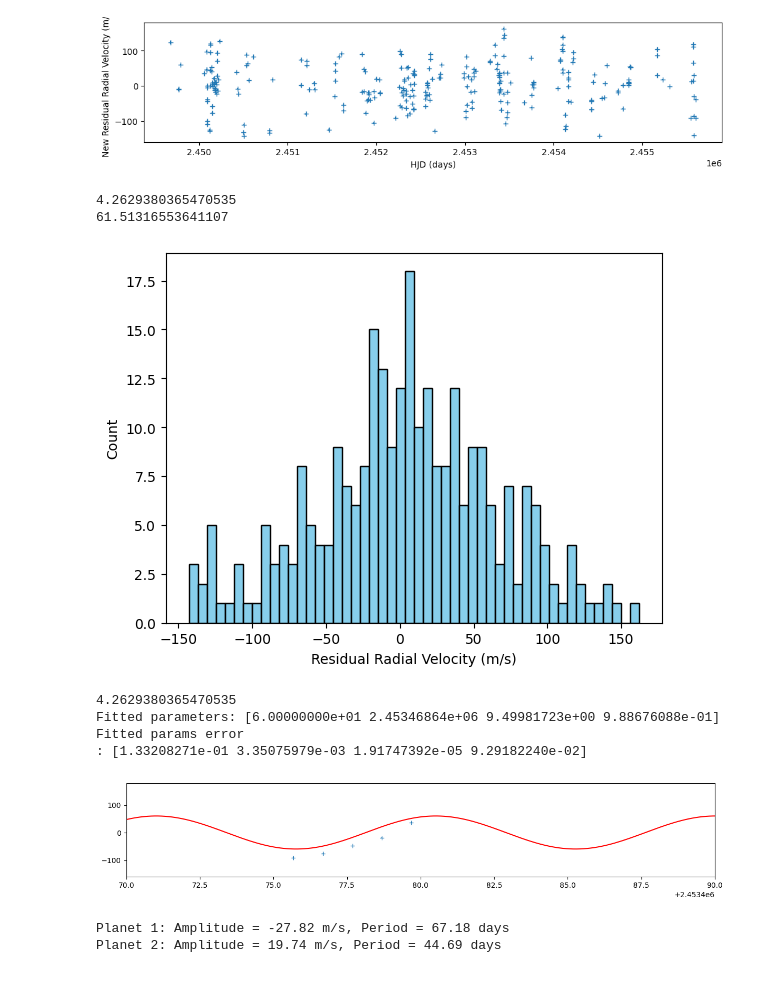
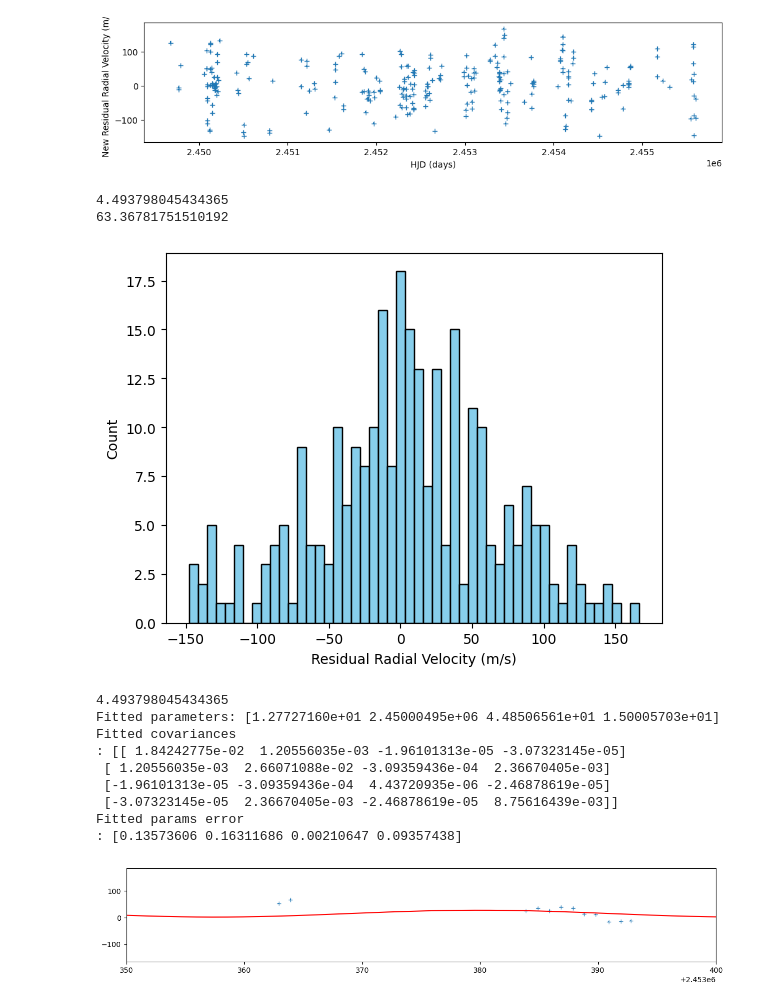
Before and after one commit to jwmckeown007/astr19groupf, a Jupyter notebook: p5_and_p6_zoominresiduals.ipynb, the cells around one changed output. Cells and saved outputs as stored; diff of their text form; code cells hidden in the pictures.

Commit message:
Trying to find a third planet

```diff
--- a/p5_and_p6_zoominresiduals.ipynb
+++ b/p5_and_p6_zoominresiduals.ipynb
@@ -233,7 +233,7 @@ amplitude2 = np.mean(np.abs(data_residuals)) + v_shift2
 h_shift2 = 2.4508 * (10**6)
 period2 = (2.4535-2.4512) * (10**6)
 #initial_guess2 = [amplitude2, h_shift2, period2, v_shift2]
-initial_guess2 = [70, 2453322, 13.209, v_shift2]
+initial_guess2 = [75, 2453322, 13.209, v_shift2]
 print(v_shift2)
 print(amplitude2)
 rfe2 = 5
@@ -291,87 +291,64 @@ plt.ylabel('Count')
 
 plt.savefig('NewResidualRadialVelocityHistogram.pdf', bbox_inches='tight', dpi=600)
 # %% [output]
-4.2629380365470535
-61.51316553641107
+4.493798045434365
+63.36781751510192
-[figure, old version]
+[figure, new version]
 # %%
 # Task 5: Find a third planet
 v_shift3 = np.mean(new_data_residuals)
 #amplitude2 = np.mean(np.abs(data_residuals)) + v_shift2
 #h_shift2 = 2.4508 * (10**6)
 #period2 = (2.4535-2.4512) * (10**6)
 #initial_guess2 = [amplitude2, h_shift2, period2, v_shift2]
-initial_guess3 = [65, 2.453466e6, 9.5, v_shift3]
+initial_guess3 = [10.5, 2.450e6, 45, 20]
+#initial_guess3 = [65, 2.4558e6, 9.5, v_shift3]
 print(v_shift3)
 #print(amplitude3)
 rfe3 = 5
 low_bound3 = [np.ceil(initial_guess3[0]) - rfe3, np.ceil(initial_guess3[1]) - rfe3, np.ceil(initial_guess3[2]) - rfe3, np.ceil(initial_guess3[3]) - rfe3]
 high_bound3 = [np.floor(initial_guess3[0]) + rfe3, np.floor(initial_guess3[1]) + rfe3, np.floor(initial_guess3[2]) + rfe3, np.floor(initial_guess3[3]) + rfe3]
 
 params3, params_cov3 = optimize.curve_fit(f_curve, global_data_unpack[0], new_data_residuals, sigma = global_data_unpack[2], absolute_sigma = True,
                                           p0 = initial_guess3, bounds = (low_bound3, high_bound3))
 print(f"Fitted parameters: {params3}")
-#print(f"Fitted covariances\n: {params_cov3}")
+print(f"Fitted covariances\n: {params_cov3}")
 params_err3 = np.sqrt(np.diag(params_cov3))
 print(f"Fitted params error\n: {params_err3}")
 
 x_fit3 = np.linspace(np.min(global_data_unpack[0]), np.max(global_data_unpack[0]), 50000)
 y_fit3 = f_curve(x_fit3, *params3)
 
 fig = plt.subplots(1, 1, figsize=(12,2.5))
 
 plt.errorbar(global_data_unpack[0], new_data_residuals, global_data_unpack[2], fmt='+', label = 'Data', alpha=0.8, zorder = 1)
 plt.plot(x_fit3, y_fit3, 'r-', label='Fit', zorder = 2)
 
 plt.tight_layout()
-plt.xlim(2.45347e6, 2.45349e6)
+plt.xlim(2.453350e6, 2.453400e6)
+
+# initial_guess3 = [40, 2.450e6, 20, 20] &
+# plt.xlim(2.453350e6, 2.453400e6)
+
+# For new amplitude and period
+#plt.xlim(2.45015e6, 2.45025e6)
+
+# For old amplitude and period
+#plt.xlim(2.45010e6, 2.45015e6)
+#plt.xlim(2.45005e6, 2.45010e6)
 #plt.xlim(2.45346e6, 2.45349e6)
 plt.show()
 # %% [output]
-4.2629380365470535
-Fitted parameters: [6.00000000e+01 2.45346864e+06 9.49981723e+00 9.88676088e-01]
+4.493798045434365
+Fitted parameters: [1.27727160e+01 2.45000495e+06 4.48506561e+01 1.50005703e+01]
+Fitted covariances
+: [[ 1.84242775e-02  1.20556035e-03 -1.96101313e-05 -3.07323145e-05]
+ [ 1.20556035e-03  2.66071088e-02 -3.09359436e-04  2.36670405e-03]
+ [-1.96101313e-05 -3.09359436e-04  4.43720935e-06 -2.46878619e-05]
+ [-3.07323145e-05  2.36670405e-03 -2.46878619e-05  8.75616439e-03]]
 Fitted params error
-: [1.33208271e-01 3.35075979e-03 1.91747392e-05 9.29182240e-02]
+: [0.13573606 0.16311686 0.00210647 0.09357438]
-[figure, old version]
+[figure, new version]
-# %%
-# Assume x = time (HJD), y = radial velocity, y_err = uncertainty
-def plot_data(text_file):
-    # set variables
-    data_arrays = read_data_from_txt(text_file)
-    hjd = data_arrays[0]
-    rv = data_arrays[1]
-    rv_uncertainty = data_arrays[2]
-    # initialize figure with two subplots
-    fig, (ax1, ax2) = plt.subplots(2, 1, figsize=(12,5)) #sharey=True
-
-hjd, rv, rv_uncertainty = read_data_from_txt('exoplanetinfo_copy.txt')
-
-# Define two-planet model
-def two_planet_model(t, A1, phi1, P1, A2, phi2, P2, offset):
-    term1 = A1 * np.sin(2 * np.pi * (t - phi1) / P1)
-    term2 = A2 * np.sin(2 * np.pi * (t - phi2) / P2)
-    return term1 + term2 + offset
-
-# From Step 4
-initial_guess = [
-    55.43, 24500.0, 67.07,   # Planet 1
-    30.0, 2460000.0, 44.3,   # Planet 2 (rough estimate)
-    0.0                     # Offset
-]
-
-# Fit the model to the data
-params, covariance = curve_fit(
-    two_planet_model, hjd, rv, sigma=rv_uncertainty,
-    absolute_sigma=True, p0=initial_guess, maxfev=20000
-)
-
-# Unpack results
-A1, phi1, P1, A2, phi2, P2, offset = params
-print(f"Planet 1: Amplitude = {A1:.2f} m/s, Period = {P1:.2f} days")
-print(f"Planet 2: Amplitude = {A2:.2f} m/s, Period = {P2:.2f} days")
-# %% [output]
-Planet 1: Amplitude = -27.82 m/s, Period = 67.18 days
-Planet 2: Amplitude = 19.74 m/s, Period = 44.69 days
 # %%
 # Plot fit
 x_fit = np.linspace(np.min(hjd), np.max(hjd), 1000)
```
Also changed, not shown: parts of 4 cells of this notebook.
